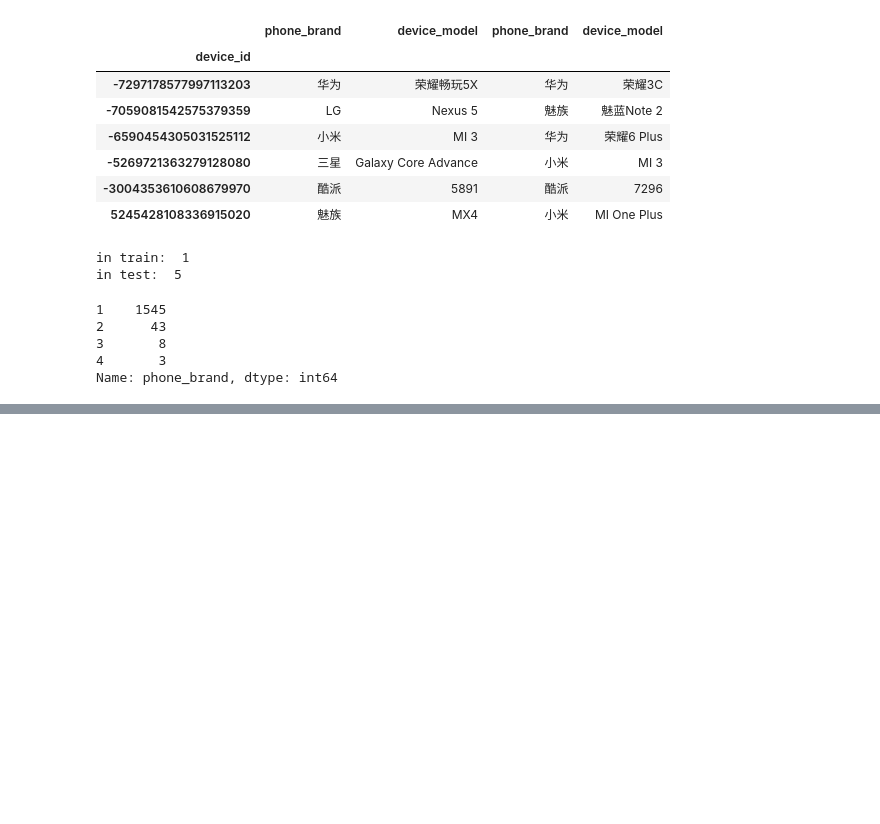
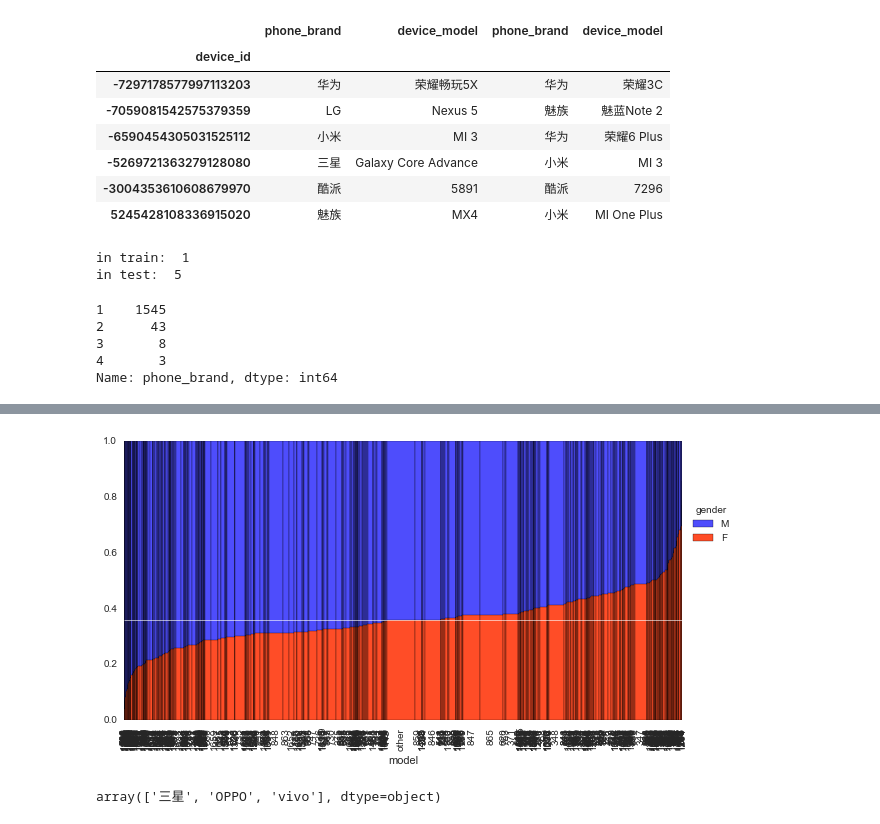
Before and after one commit to owichiencharoen/my_hw_repo, a Jupyter notebook: final-project/Owen's Final Project.ipynb, the cells around one changed output, grey strips where cells are left out. Saved outputs shown, nothing was run; the diff lists cells and outputs as text; code cells hidden in the pictures; blank space fills up the shorter version.

```diff
--- a/final-project/Owen's Final Project.ipynb
+++ b/final-project/Owen's Final Project.ipynb
@@ -208,0 +301,10 @@ phone['model'] = lemodel.transform(m)
+# %%
+ax = plot_by(train, 'gender','model')
+# %% [output]
+[figure, added]
+# %%
+# Too many models.  But some of them could be a good predictor for gender.
+# Look at brands preferred by female users
+lebrand.classes_[[15, 7, 13]]
+# %% [output]
+array(['三星', 'OPPO', 'vivo'], dtype=object)
```
Also changed, not shown: parts of 37 cells of this notebook.
